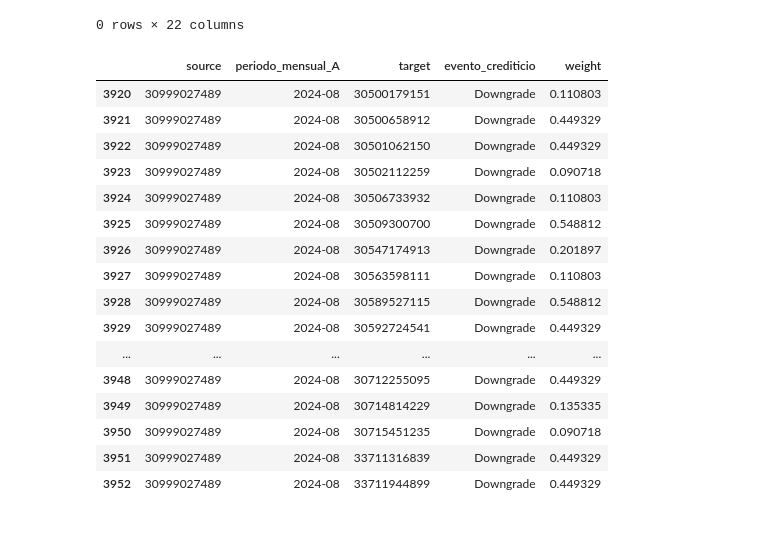
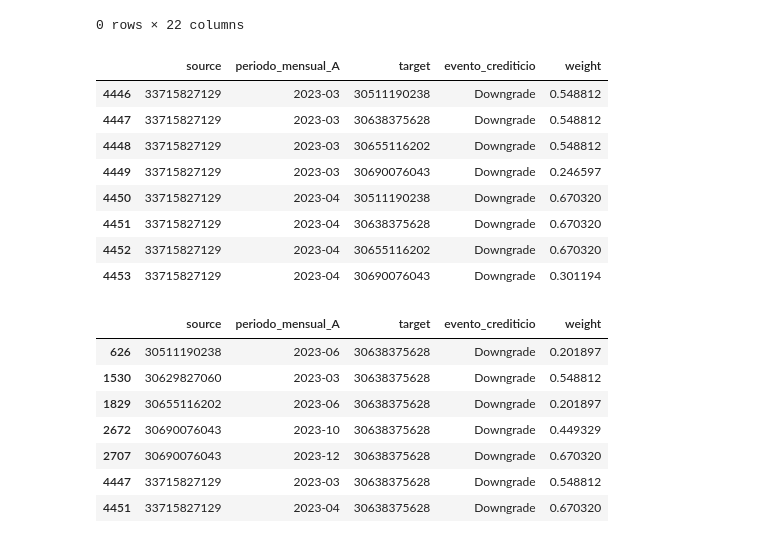
Before and after one commit to sofiscaiano/credit_risk_network, a Jupyter notebook: data_processing.ipynb, the cells around one changed output. Cells and saved outputs as stored; diff of their text form; code cells hidden in the pictures.

```diff
--- a/data_processing.ipynb
+++ b/data_processing.ipynb
@@ -754,22 +754,25 @@ df_final[(df_final['instrumento'].str.contains('largo')) & (df_final['plazo'] ==
 |  | cuit | razon_social | calificadora | fecha_consejo | presentacion_id | instrumento | moneda_a_calificar | ... |
 0 rows × 22 columns
 # %%
-grafo_input[(grafo_input['source'] == 30999027489) & (grafo_input['evento_crediticio'] == 'Downgrade')]
+grafo_input[(grafo_input['source'] == 33715827129) & (grafo_input['evento_crediticio'] == 'Downgrade')]
 # %% [output]
 |  | source | periodo_mensual_A | target | evento_crediticio | weight |
-| 3920 | 30999027489 | 2024-08 | 30500179151 | Downgrade | 0.110803 |
-| 3921 | 30999027489 | 2024-08 | 30500658912 | Downgrade | 0.449329 |
-| 3922 | 30999027489 | 2024-08 | 30501062150 | Downgrade | 0.449329 |
-| 3923 | 30999027489 | 2024-08 | 30502112259 | Downgrade | 0.090718 |
-| 3924 | 30999027489 | 2024-08 | 30506733932 | Downgrade | 0.110803 |
-| 3925 | 30999027489 | 2024-08 | 30509300700 | Downgrade | 0.548812 |
-| 3926 | 30999027489 | 2024-08 | 30547174913 | Downgrade | 0.201897 |
-| 3927 | 30999027489 | 2024-08 | 30563598111 | Downgrade | 0.110803 |
-| 3928 | 30999027489 | 2024-08 | 30589527115 | Downgrade | 0.548812 |
-| 3929 | 30999027489 | 2024-08 | 30592724541 | Downgrade | 0.449329 |
-| ... | ... | ... | ... | ... | ... |
-| 3948 | 30999027489 | 2024-08 | 30712255095 | Downgrade | 0.449329 |
-| 3949 | 30999027489 | 2024-08 | 30714814229 | Downgrade | 0.135335 |
-| 3950 | 30999027489 | 2024-08 | 30715451235 | Downgrade | 0.090718 |
-| 3951 | 30999027489 | 2024-08 | 33711316839 | Downgrade | 0.449329 |
-| 3952 | 30999027489 | 2024-08 | 33711944899 | Downgrade | 0.449329 |
+| 4446 | 33715827129 | 2023-03 | 30511190238 | Downgrade | 0.548812 |
+| 4447 | 33715827129 | 2023-03 | 30638375628 | Downgrade | 0.548812 |
+| 4448 | 33715827129 | 2023-03 | 30655116202 | Downgrade | 0.548812 |
+| 4449 | 33715827129 | 2023-03 | 30690076043 | Downgrade | 0.246597 |
+| 4450 | 33715827129 | 2023-04 | 30511190238 | Downgrade | 0.670320 |
+| 4451 | 33715827129 | 2023-04 | 30638375628 | Downgrade | 0.670320 |
+| 4452 | 33715827129 | 2023-04 | 30655116202 | Downgrade | 0.670320 |
+| 4453 | 33715827129 | 2023-04 | 30690076043 | Downgrade | 0.301194 |
+# %%
+grafo_input[(grafo_input['target'] == 30638375628) & (grafo_input['evento_crediticio'] == 'Downgrade')]
+# %% [output]
+|  | source | periodo_mensual_A | target | evento_crediticio | weight |
+| 626 | 30511190238 | 2023-06 | 30638375628 | Downgrade | 0.201897 |
+| 1530 | 30629827060 | 2023-03 | 30638375628 | Downgrade | 0.548812 |
+| 1829 | 30655116202 | 2023-06 | 30638375628 | Downgrade | 0.201897 |
+| 2672 | 30690076043 | 2023-10 | 30638375628 | Downgrade | 0.449329 |
+| 2707 | 30690076043 | 2023-12 | 30638375628 | Downgrade | 0.670320 |
+| 4447 | 33715827129 | 2023-03 | 30638375628 | Downgrade | 0.548812 |
+| 4451 | 33715827129 | 2023-04 | 30638375628 | Downgrade | 0.670320 |
```
Also changed, not shown: parts of 2 cells of this notebook, 3 other files.
